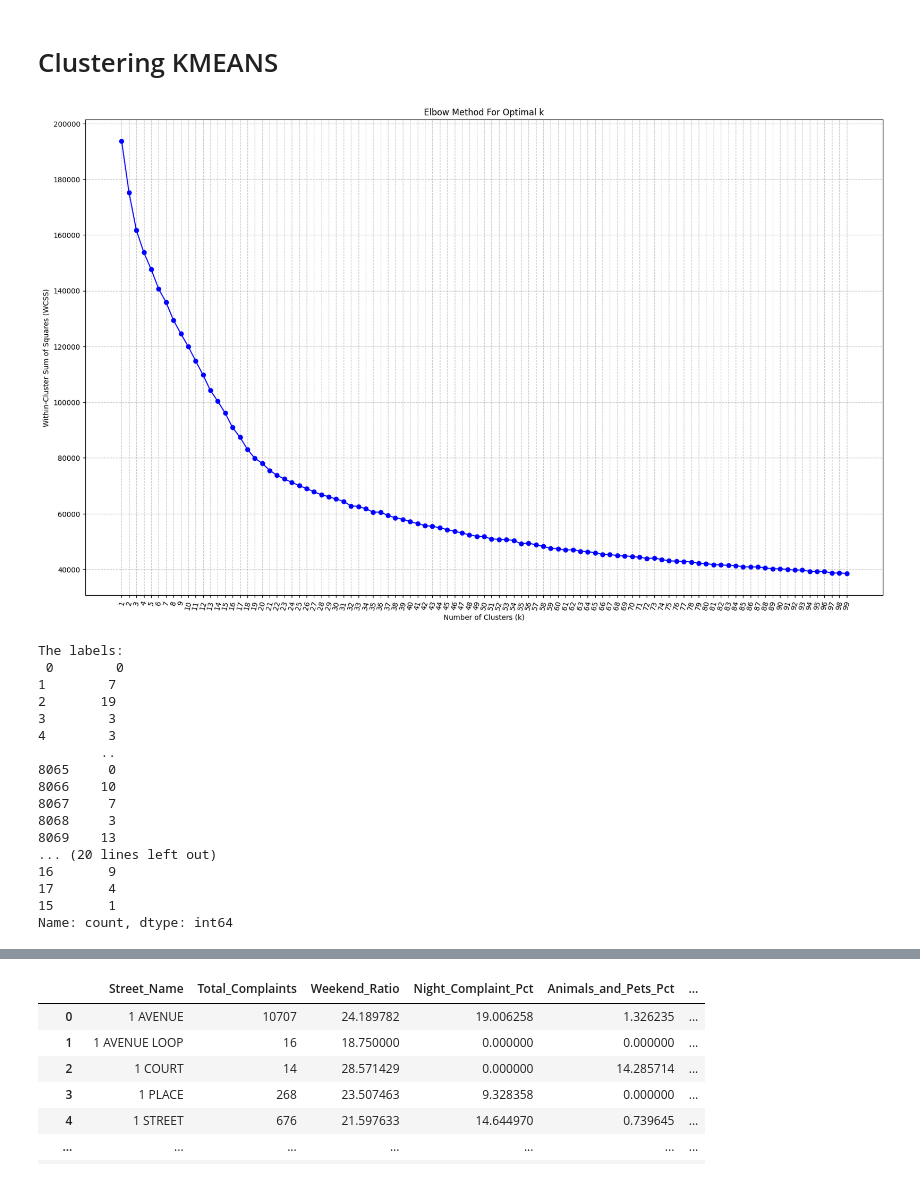
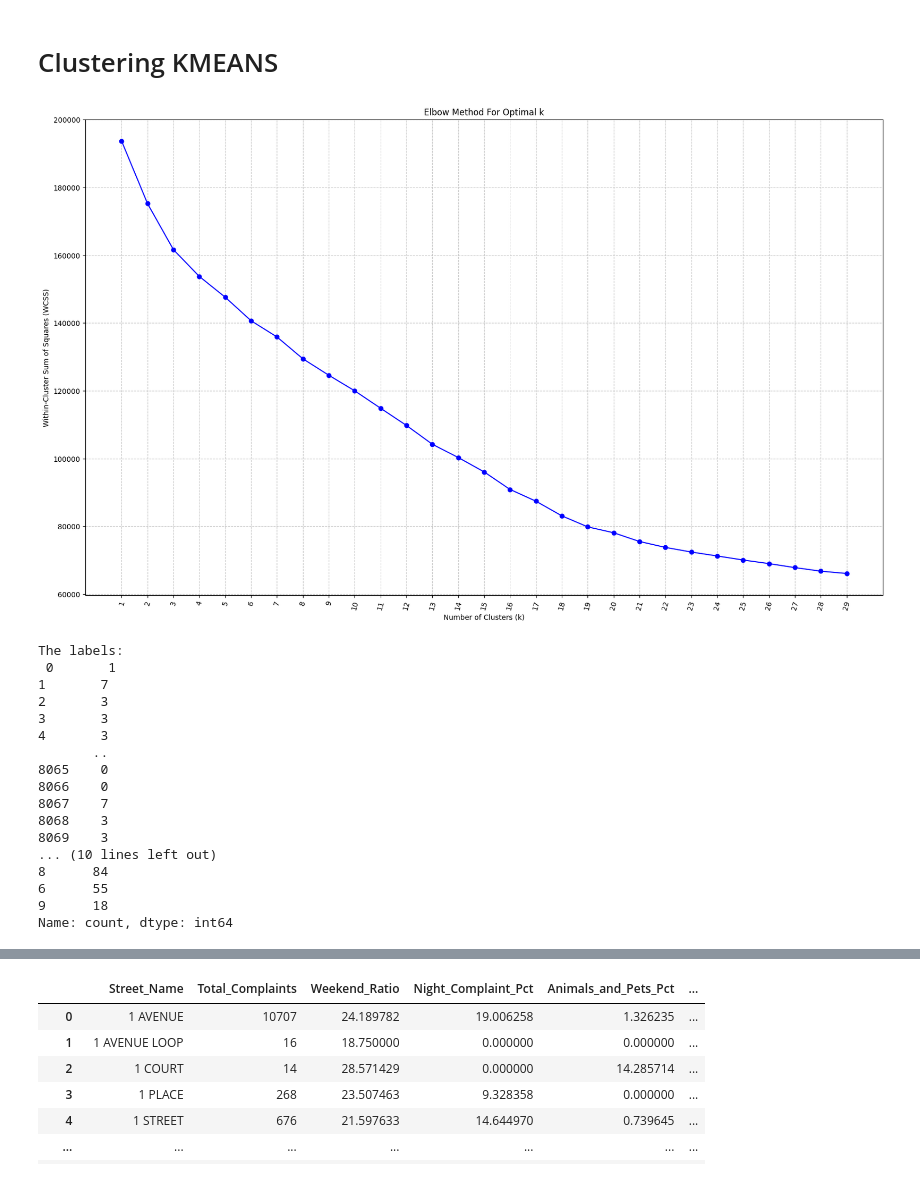
Before and after one commit to OrangeBoop/311-Cluster-Project, a Jupyter notebook: Clustering_Street/Clustering_street_KMEANS.ipynb, the cells around one changed output, grey strips where cells are left out. Saved outputs shown, nothing was run; the diff lists cells and outputs as text; code cells hidden in the pictures.

Commit message:
Ran plot

```diff
--- a/Clustering_Street/Clustering_street_KMEANS.ipynb
+++ b/Clustering_Street/Clustering_street_KMEANS.ipynb
@@ -54,51 +54,51 @@ Features = norm_df.drop("Street_Name", axis=1)
 # %%
 # Calculate WCSS ( Within-Cluster Sum of Squares ) for different values of k
 wcss = []
-k_range = range(1, 100) # Testing k=1 through k=100
+k_range = range(1, 30) # Testing k=1 through k=100
 
 for k in k_range:
     # random_state ensures reproducible results
     # n_init=10 suppresses future warnings in scikit-learn
     kmeans = KMeans(n_clusters=k, random_state=42, n_init=10)
     kmeans.fit(Features)
     wcss.append(kmeans.inertia_)
 
 # Plot the Elbow Curve
 plt.figure(figsize=(20, 12))
 plt.plot(k_range, wcss, marker='o', linestyle='-', color='b')
 plt.title('Elbow Method For Optimal k')
 plt.xlabel('Number of Clusters (k)')
 plt.ylabel('Within-Cluster Sum of Squares (WCSS)')
 
 # Rotate the x-axis labels by 45 degrees
 plt.xticks(k_range, rotation=75)
 
 plt.grid(True, linestyle='--', alpha=0.7)
 plt.show()
 # %% [output]
-[figure, old version]
+[figure, new version]
 # %%
-kmeans = KMeans(n_clusters=20,random_state=42, n_init="auto").fit(Features)
+kmeans = KMeans(n_clusters=10,random_state=42, n_init="auto").fit(Features)
 labels = pd.Series(kmeans.labels_)
 pre_norm_df_final["Cluster"] = labels
 output(labels)
 # %% [output]
 The labels:
- 0        0
-1        7
-2       19
-3        3
-4        3
-        ..
-8065     0
-8066    10
-8067     7
-8068     3
-8069    13
-... (20 lines left out)
-16       9
-17       4
-15       1
+ 0       1
+1       7
+2       3
+3       3
+4       3
+       ..
+8065    0
+8066    0
+8067    7
+8068    3
+8069    3
+... (10 lines left out)
+8      84
+6      55
+9      18
 Name: count, dtype: int64
 # %%
 # Check how many streets are in each of the 20 clusters
```
Also changed, not shown: parts of 5 cells of this notebook.
